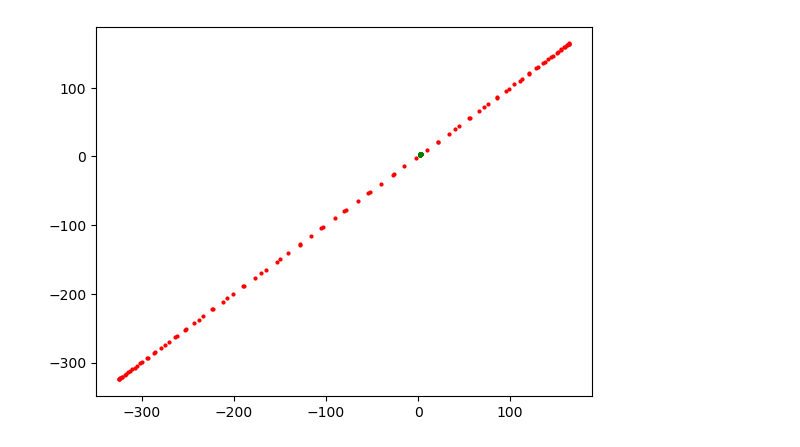
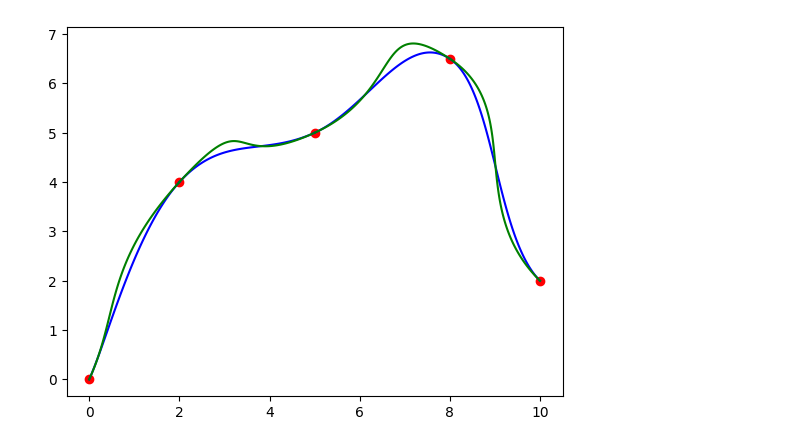
Before and after one commit to uichan8/vascularity_analysis, a Jupyter notebook: python/visualize_spline.ipynb, the cells around one changed output. Drawn from its saved outputs; the diff is of its cells as text; code cells hidden in the pictures.

```diff
--- a/python/visualize_spline.ipynb
+++ b/python/visualize_spline.ipynb
@@ -55,8 +31,30 @@ plt.show()
-# %%
-plt.scatter(h.substitute(X,x),h.substitute(X_,x),point1[1],c = 'b')
-plt.scatter(h.substitute(Y,x),h.substitute(Y_,x),point2[1],c = 'r')
-plt.scatter(h.substitute(Z,x),h.substitute(Z_,x),point2[1],c = 'g')
-
-plt.show()
-# %% [output]
-[figure, removed]
+# %%
+x_points = np.array([0,2,5,8,10])
+y_points = np.array([0,4,5,6.5,2])
+
+x_gradient = np.array([2,5,6,5,5])
+y_gradient = np.array([4,5,2.5,-3,-4.5])
+
+K = 1.7
+x = np.linspace(0,1,100)
+for i in range(4):
+    X = h.hermite_spline(0,x_points[i],x_gradient[i]/K,1,x_points[i+1],x_gradient[i+1]/K)
+    X_= h.hermite_spline(0,y_points[i],y_gradient[i]/K,1,y_points[i+1],y_gradient[i+1]/K)
+    X2 = h.hermite_spline(0,x_points[i],x_gradient[i],1,x_points[i+1],x_gradient[i+1])
+    X2_= h.hermite_spline(0,y_points[i],y_gradient[i],1,y_points[i+1],y_gradient[i+1])
+
+    y1 = h.substitute(X,x)
+    y1_= h.substitute(X_,x)
+    y2 = h.substitute(X2,x)
+    y2_= h.substitute(X2_,x)
+
+    plt.plot(y1,y1_, c = 'b')
+    plt.plot(y2,y2_, c = 'g')
+
+
+
+
+plt.scatter(x_points,y_points, c = 'r')
+plt.show()
+# %% [output]
+[figure, added]
```
Also changed, not shown: parts of 1 cell of this notebook, 1 other file.
